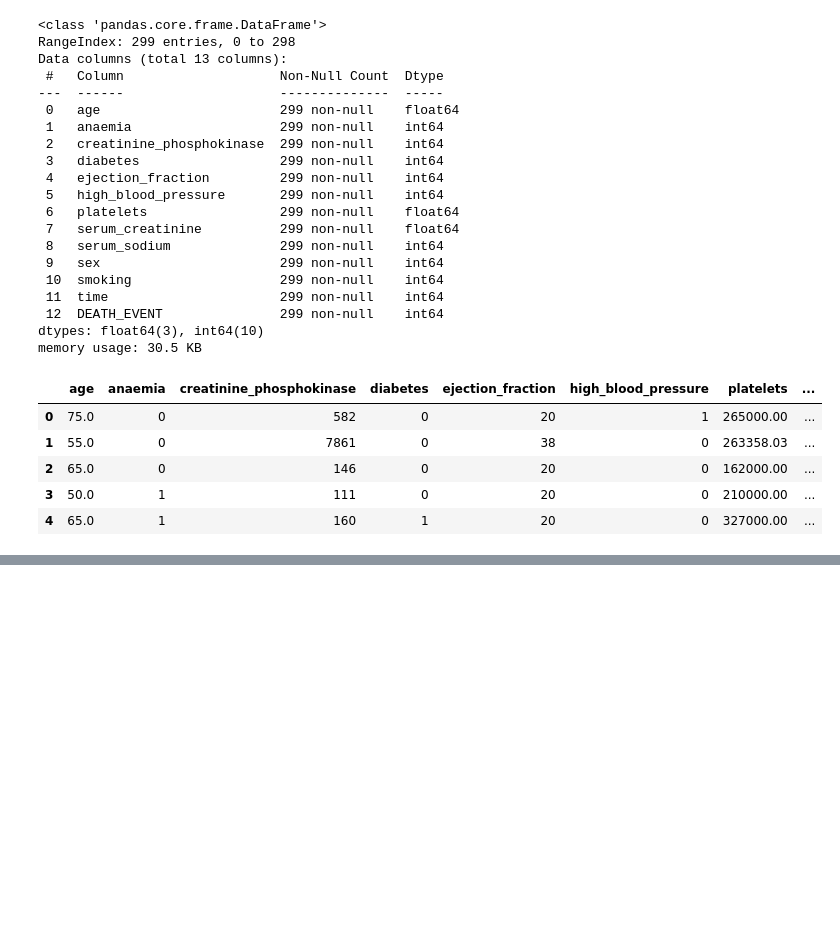
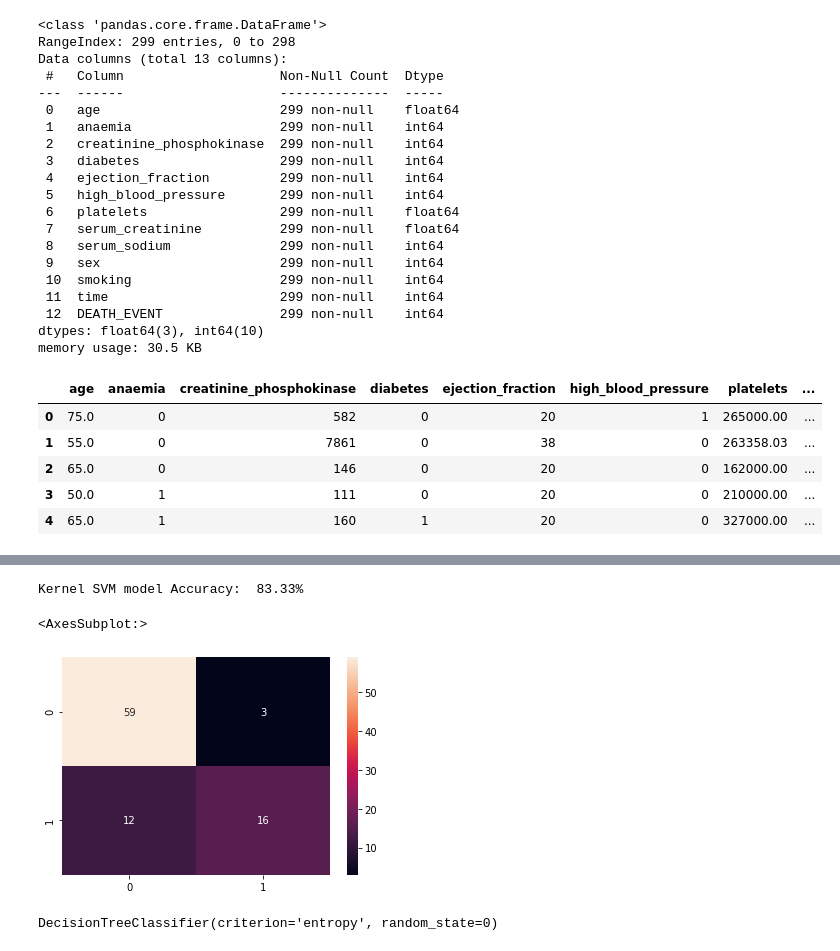
Before and after one commit to suyashrastogi7/Cureya_Week3Task, a Jupyter notebook: Week3_heartfailure.ipynb, the cells around one changed output, grey strips where cells are left out. Saved outputs shown, nothing was run; the diff lists cells and outputs as text; code cells hidden in the pictures; blank space fills up the shorter version.

```diff
--- a/Week3_heartfailure.ipynb
+++ b/Week3_heartfailure.ipynb
@@ -42,0 +117,16 @@ y = dataset.iloc[: , -1].values
+# %%
+y_pred = classifier.predict(X_test)
+cm = confusion_matrix(y_test, y_pred)
+score5 = accuracy_score(y_test, y_pred)
+print('Kernel SVM model Accuracy: ','{:.2f}%'.format(100*score5))
+sns.heatmap(cm, annot=True)
+# %% [output]
+Kernel SVM model Accuracy:  83.33%
+<AxesSubplot:>
+[figure, added]
+# %%
+from sklearn.tree import DecisionTreeClassifier
+classifier = DecisionTreeClassifier(criterion = 'entropy', random_state = 0)
+classifier.fit(X_train, y_train)
+# %% [output]
+DecisionTreeClassifier(criterion='entropy', random_state=0)
```
Also changed, not shown: parts of 22 cells of this notebook.
